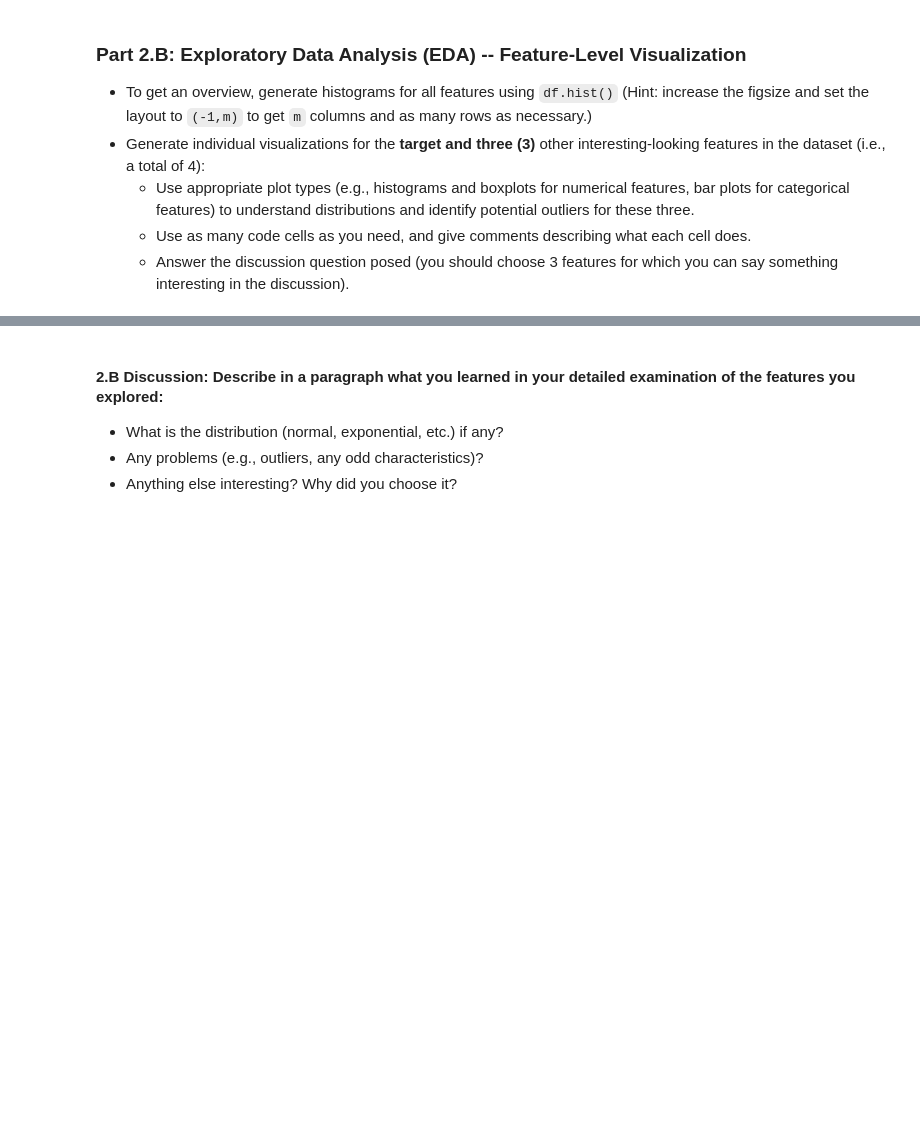
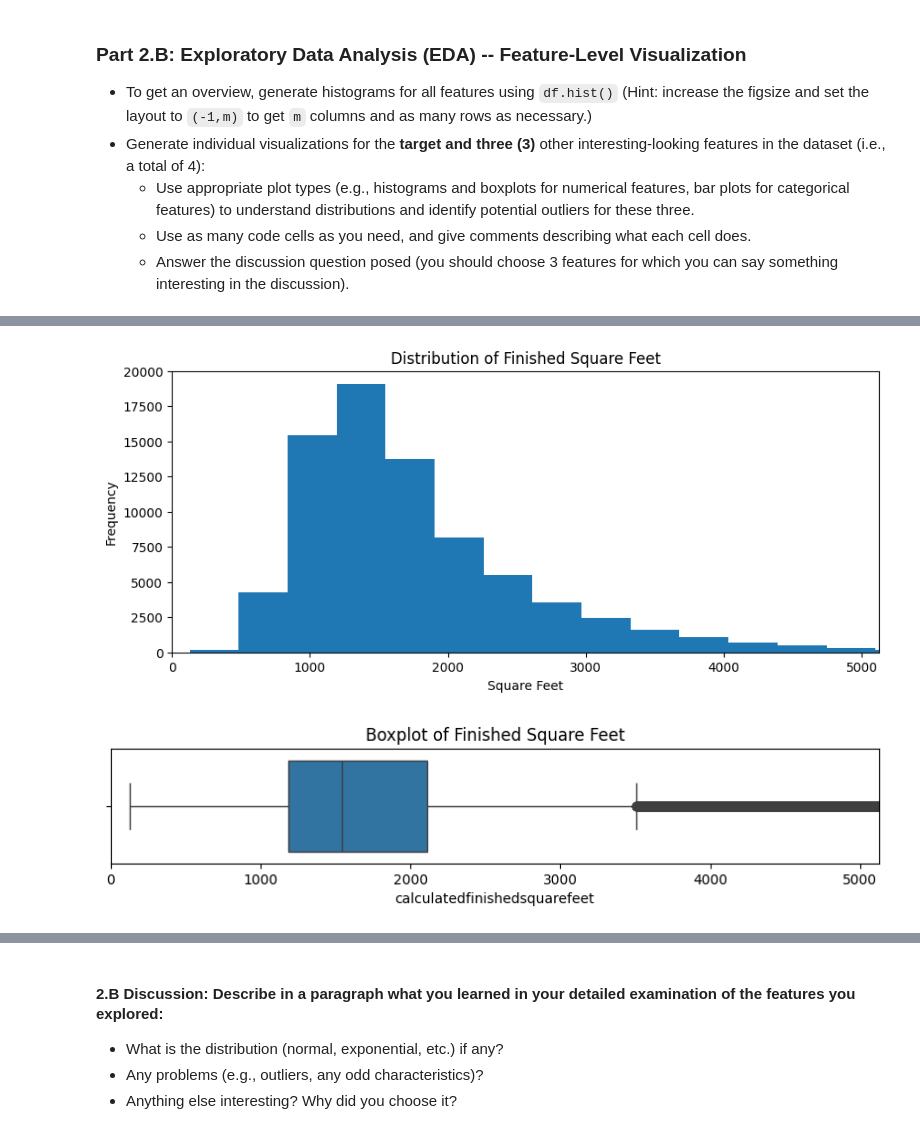
Before and after one commit to auwineza/Mod3---Milestone1, a Jupyter notebook: Milestone_01.ipynb, the cells around one changed output, grey strips where cells are left out. Saved outputs shown, nothing was run; the diff lists cells and outputs as text; code cells hidden in the pictures; blank space fills up the shorter version.

```diff
--- a/Milestone_01.ipynb
+++ b/Milestone_01.ipynb
@@ -188,0 +416,18 @@ Hint: Just use `.head()`, `.info()`, and `.nunique()`.
+# %%
+plt.figure(figsize=(10, 4))
+df['calculatedfinishedsquarefeet'].dropna().hist(bins=100)
+plt.title('Distribution of Finished Square Feet')
+plt.xlabel('Square Feet')
+plt.ylabel('Frequency')
+plt.xlim(0, df['calculatedfinishedsquarefeet'].quantile(0.99))
+plt.grid(False)
+plt.show()
+
+plt.figure(figsize=(10, 1.5))
+sns.boxplot(x=df['calculatedfinishedsquarefeet'])
+plt.xlim(0, df['calculatedfinishedsquarefeet'].quantile(0.99))
+plt.title('Boxplot of Finished Square Feet')
+plt.show()
+# %% [output]
+[figure, added]
+[figure, added]
```
Also changed, not shown: parts of 32 cells of this notebook.
